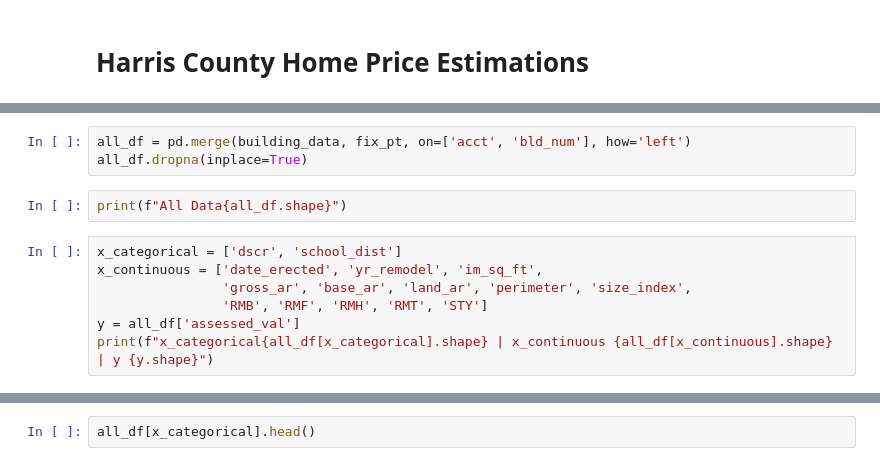
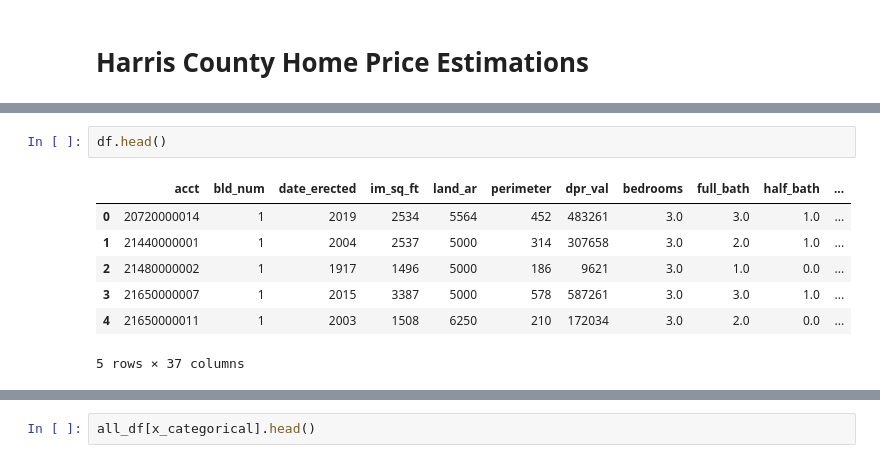
Before and after one commit to PorkChopExpress86/HouseProtestValues, a Jupyter notebook: HouseValues.ipynb, the cells around one changed output, grey strips where cells are left out. Saved outputs shown, nothing was run; the diff lists cells and outputs as text.

```diff
--- a/HouseValues.ipynb
+++ b/HouseValues.ipynb
@@ -55,12 +16,10 @@ fix_pt.fillna(0, inplace=True)
-# %%
-all_df = pd.merge(building_data, fix_pt, on=['acct', 'bld_num'], how='left')
-all_df.dropna(inplace=True)
-# %%
-print(f"All Data{all_df.shape}")
-# %%
-x_categorical = ['dscr', 'school_dist']
-x_continuous = ['date_erected', 'yr_remodel', 'im_sq_ft',
-                'gross_ar', 'base_ar', 'land_ar', 'perimeter', 'size_index',
-                'RMB', 'RMF', 'RMH', 'RMT', 'STY']
-y = all_df['assessed_val']
-print(f"x_categorical{all_df[x_categorical].shape} | x_continuous {all_df[x_continuous].shape} | y {y.shape}")
+# %%
+df.head()
+# %% [output]
+|  | acct | bld_num | date_erected | im_sq_ft | land_ar | perimeter | dpr_val | bedrooms | full_bath | half_bath | ... |
+| 0 | 20720000014 | 1 | 2019 | 2534 | 5564 | 452 | 483261 | 3.0 | 3.0 | 1.0 | ... |
+| 1 | 21440000001 | 1 | 2004 | 2537 | 5000 | 314 | 307658 | 3.0 | 2.0 | 1.0 | ... |
+| 2 | 21480000002 | 1 | 1917 | 1496 | 5000 | 186 | 9621 | 3.0 | 1.0 | 0.0 | ... |
+| 3 | 21650000007 | 1 | 2015 | 3387 | 5000 | 578 | 587261 | 3.0 | 3.0 | 1.0 | ... |
+| 4 | 21650000011 | 1 | 2003 | 1508 | 6250 | 210 | 172034 | 3.0 | 2.0 | 0.0 | ... |
+5 rows × 37 columns
```
Also changed, not shown: parts of 14 cells of this notebook.
